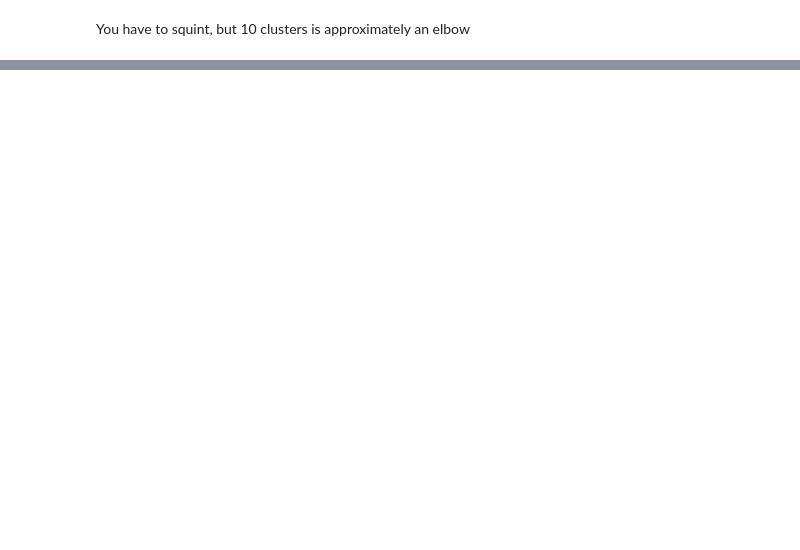
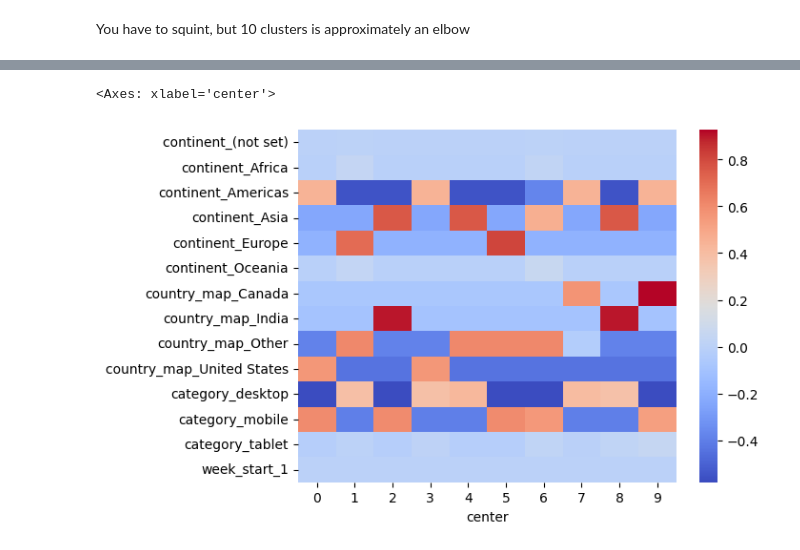
Before and after one commit to SJBales/ecommerce-funnel-analysis, a Jupyter notebook: notebooks/workshop.ipynb, the cells around one changed output, grey strips where cells are left out. Cells and saved outputs as stored; diff of their text form; code cells hidden in the pictures; blank space fills up the shorter version.

```diff
--- a/notebooks/workshop.ipynb
+++ b/notebooks/workshop.ipynb
@@ -274,0 +257,7 @@ explainer_df
+# %%
+means = prepped_cluster_df.mean()
+
+centroid_df = pd.DataFrame(k_means.cluster_centers_, columns = prepped_cluster_df.columns)
+cluster_diff_df = centroid_df.apply(lambda x: x - means, axis = 1)
+cluster_diff_df['center'] = [i for i in range(0, 10)]
+heatmap_df = cluster_diff_df.melt(id_vars='center')
@@ -274,0 +277,6 @@ explainer_df
+# %%
+sns.heatmap(cluster_diff_df.set_index('center').T,
+            cmap = 'coolwarm')
+# %% [output]
+<Axes: xlabel='center'>
+[figure, added]
```
Also changed, not shown: parts of 10 cells of this notebook.
